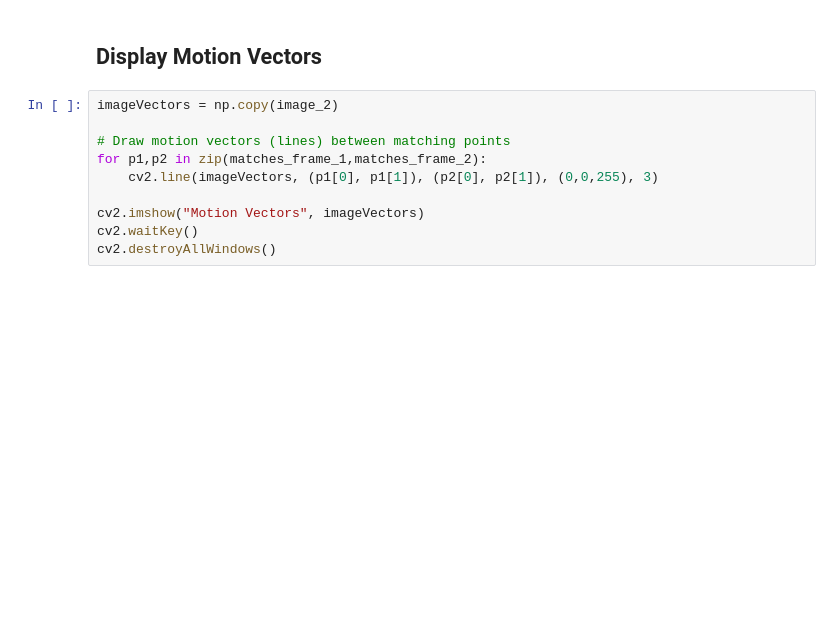
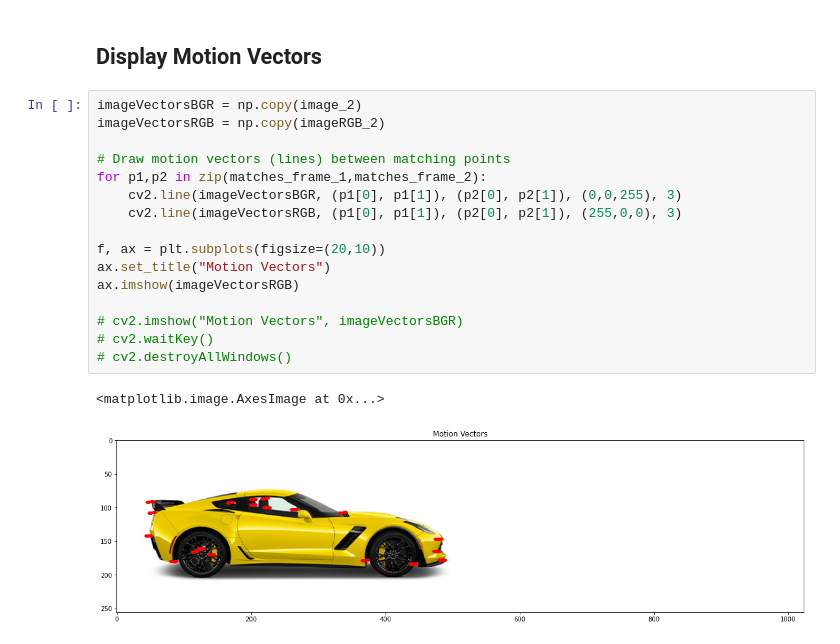
Before and after one commit to jarix/CV_Python_Experiments, a Jupyter notebook: Optical_flow_motion_vectors.ipynb, the cells around one changed output. Saved outputs shown, nothing was run; the diff lists cells and outputs as text; blank space fills up the shorter version.

Commit message:
made motion vector display inline

```diff
--- a/Optical_flow_motion_vectors.ipynb
+++ b/Optical_flow_motion_vectors.ipynb
@@ -83,12 +85,21 @@ matches_frame_1 = keyPoints_frame_1[matches == 1]
 # %% [markdown]
 ## Display Motion Vectors
 # %%
-imageVectors = np.copy(image_2)
+imageVectorsBGR = np.copy(image_2)
+imageVectorsRGB = np.copy(imageRGB_2)
 
 # Draw motion vectors (lines) between matching points
 for p1,p2 in zip(matches_frame_1,matches_frame_2):
-    cv2.line(imageVectors, (p1[0], p1[1]), (p2[0], p2[1]), (0,0,255), 3)
+    cv2.line(imageVectorsBGR, (p1[0], p1[1]), (p2[0], p2[1]), (0,0,255), 3)
+    cv2.line(imageVectorsRGB, (p1[0], p1[1]), (p2[0], p2[1]), (255,0,0), 3)
 
-cv2.imshow("Motion Vectors", imageVectors)
-cv2.waitKey()
-cv2.destroyAllWindows()
+f, ax = plt.subplots(figsize=(20,10))
+ax.set_title("Motion Vectors")
+ax.imshow(imageVectorsRGB)
+
+# cv2.imshow("Motion Vectors", imageVectorsBGR)
+# cv2.waitKey()
+# cv2.destroyAllWindows()
+# %% [output]
+<matplotlib.image.AxesImage at 0x...>
+[figure, added]
```
Also changed, not shown: parts of 1 cell of this notebook.
